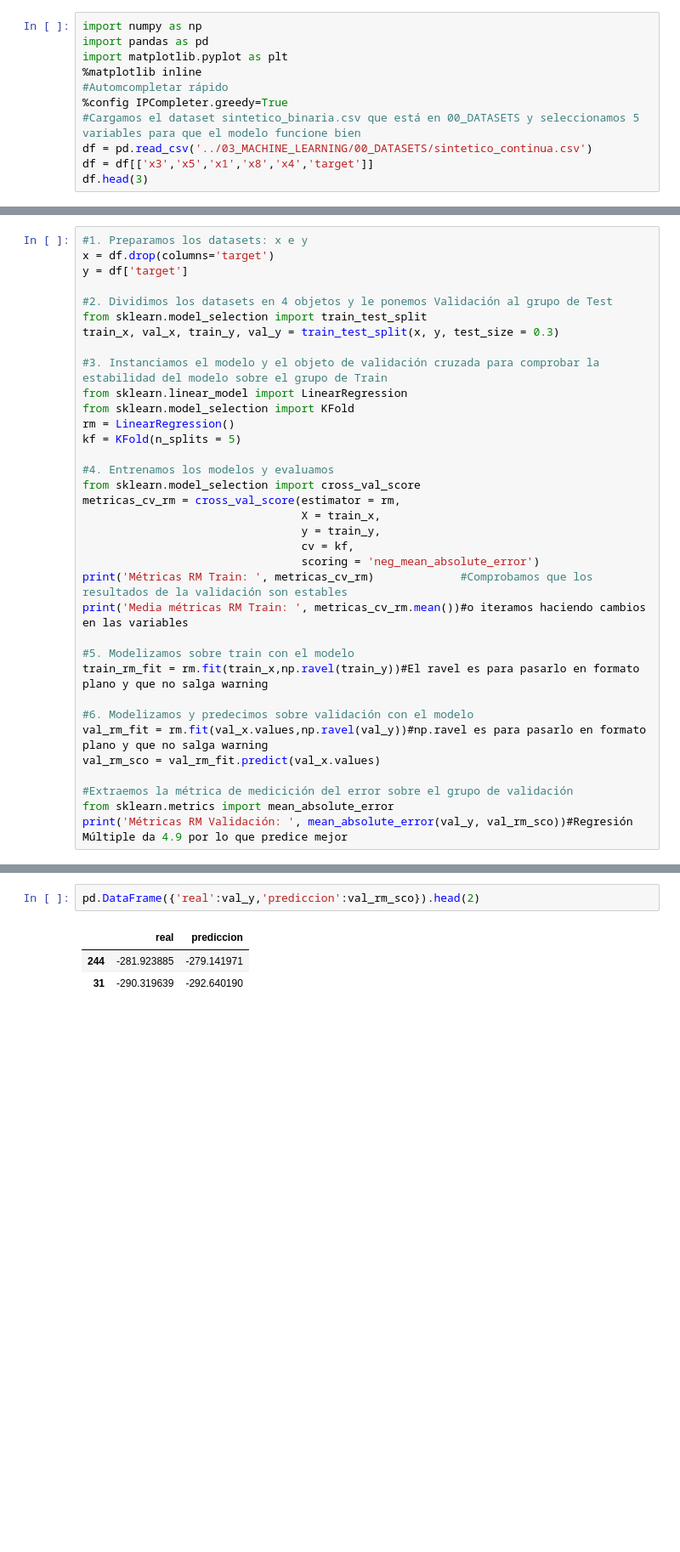
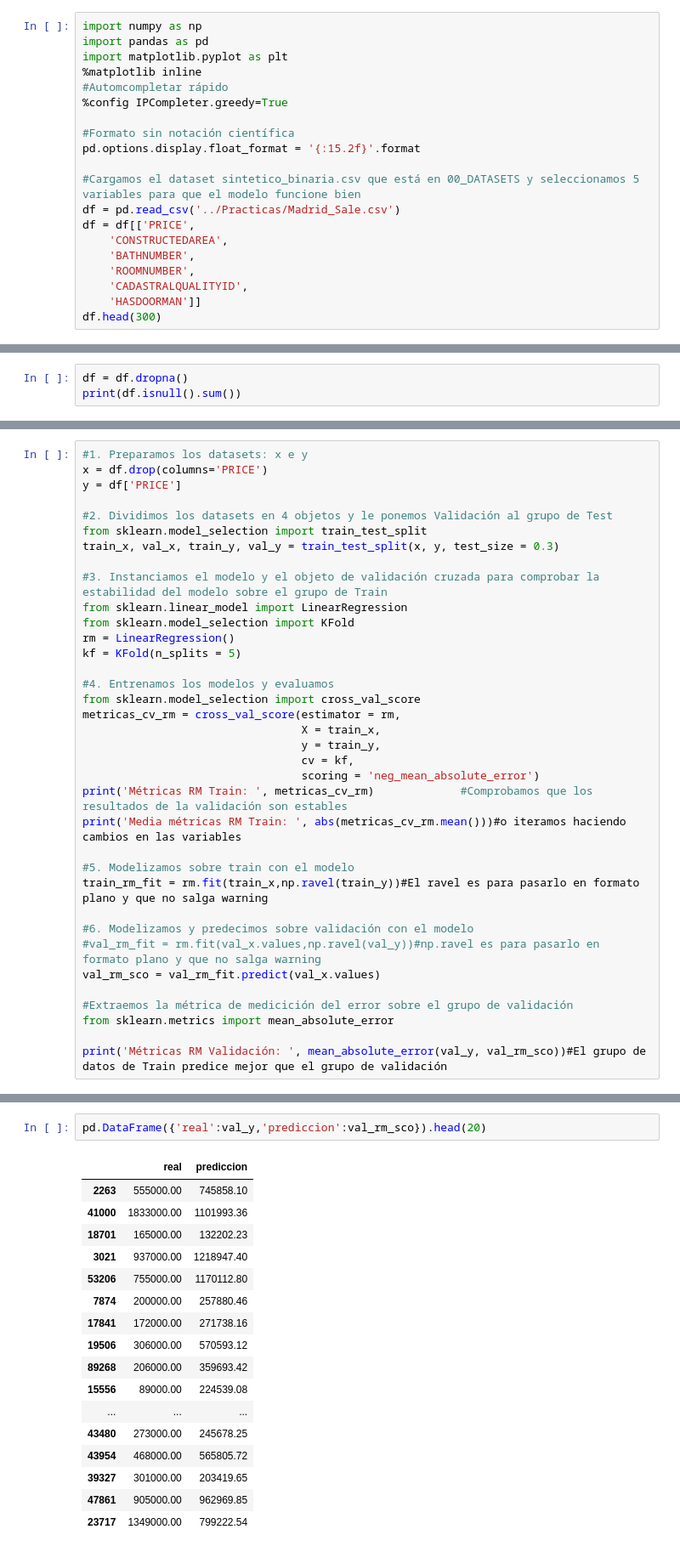
Before and after one commit to OscarFraile/EVOLVE, a Jupyter notebook: Raul_Navas_Estadistica/Notebooks/Practicas/Regresion_Lineal_Multiple_Regresion_VC.ipynb, the cells around one changed output, grey strips where cells are left out. Shown at 85% size. Cells and saved outputs as stored; diff of their text form; blank space fills up the shorter version.

```diff
--- a/Raul_Navas_Estadistica/Notebooks/Practicas/Regresion_Lineal_Multiple_Regresion_VC.ipynb
+++ b/Raul_Navas_Estadistica/Notebooks/Practicas/Regresion_Lineal_Multiple_Regresion_VC.ipynb
@@ -10,8 +10,17 @@ import matplotlib.pyplot as plt
 %matplotlib inline
 #Automcompletar rápido
 %config IPCompleter.greedy=True
+
+#Formato sin notación científica
+pd.options.display.float_format = '{:15.2f}'.format
+
 #Cargamos el dataset sintetico_binaria.csv que está en 00_DATASETS y seleccionamos 5 variables para que el modelo funcione bien
-df = pd.read_csv('../03_MACHINE_LEARNING/00_DATASETS/sintetico_continua.csv')
-df = df[['x3','x5','x1','x8','x4','target']]
-df.head(3)
+df = pd.read_csv('../Practicas/Madrid_Sale.csv')
+df = df[['PRICE',
+    'CONSTRUCTEDAREA',
+    'BATHNUMBER',
+    'ROOMNUMBER',
+    'CADASTRALQUALITYID',
+    'HASDOORMAN']]
+df.head(300)
 # %% [output]
@@ -21,0 +50,3 @@ df.head(3)
+# %%
+df = df.dropna()
+print(df.isnull().sum())
@@ -22,7 +61,7 @@ df.head(3)
 # %%
 #1. Preparamos los datasets: x e y
-x = df.drop(columns='target')
-y = df['target']
+x = df.drop(columns='PRICE')
+y = df['PRICE']
 
 #2. Dividimos los datasets en 4 objetos y le ponemos Validación al grupo de Test
 from sklearn.model_selection import train_test_split
@@ -42,16 +81,17 @@ metricas_cv_rm = cross_val_score(estimator = rm,
                                  cv = kf,
                                  scoring = 'neg_mean_absolute_error')
 print('Métricas RM Train: ', metricas_cv_rm)             #Comprobamos que los resultados de la validación son estables
-print('Media métricas RM Train: ', metricas_cv_rm.mean())#o iteramos haciendo cambios en las variables
+print('Media métricas RM Train: ', abs(metricas_cv_rm.mean()))#o iteramos haciendo cambios en las variables
 
 #5. Modelizamos sobre train con el modelo
 train_rm_fit = rm.fit(train_x,np.ravel(train_y))#El ravel es para pasarlo en formato plano y que no salga warning
 
 #6. Modelizamos y predecimos sobre validación con el modelo
-val_rm_fit = rm.fit(val_x.values,np.ravel(val_y))#np.ravel es para pasarlo en formato plano y que no salga warning
+#val_rm_fit = rm.fit(val_x.values,np.ravel(val_y))#np.ravel es para pasarlo en formato plano y que no salga warning
 val_rm_sco = val_rm_fit.predict(val_x.values)
 
 #Extraemos la métrica de medicición del error sobre el grupo de validación
 from sklearn.metrics import mean_absolute_error
-print('Métricas RM Validación: ', mean_absolute_error(val_y, val_rm_sco))#Regresión Múltiple da 4.9 por lo que predice mejor
+
+print('Métricas RM Validación: ', mean_absolute_error(val_y, val_rm_sco))#El grupo de datos de Train predice mejor que el grupo de validación
 # %% [output]
@@ -61,6 +102,20 @@ Métricas RM Validación:  4.907544944538101
 # %%
-pd.DataFrame({'real':val_y,'prediccion':val_rm_sco}).head(2)
+pd.DataFrame({'real':val_y,'prediccion':val_rm_sco}).head(20)
 # %% [output]
 |  | real | prediccion |
-| 244 | -281.923885 | -279.141971 |
-| 31 | -290.319639 | -292.640190 |
+| 2263 | 555000.00 | 745858.10 |
+| 41000 | 1833000.00 | 1101993.36 |
+| 18701 | 165000.00 | 132202.23 |
+| 3021 | 937000.00 | 1218947.40 |
+| 53206 | 755000.00 | 1170112.80 |
+| 7874 | 200000.00 | 257880.46 |
+| 17841 | 172000.00 | 271738.16 |
+| 19506 | 306000.00 | 570593.12 |
+| 89268 | 206000.00 | 359693.42 |
+| 15556 | 89000.00 | 224539.08 |
+| ... | ... | ... |
+| 43480 | 273000.00 | 245678.25 |
+| 43954 | 468000.00 | 565805.72 |
+| 39327 | 301000.00 | 203419.65 |
+| 47861 | 905000.00 | 962969.85 |
+| 23717 | 1349000.00 | 799222.54 |
```
Also changed, not shown: parts of 6 cells of this notebook, 1 other file.
